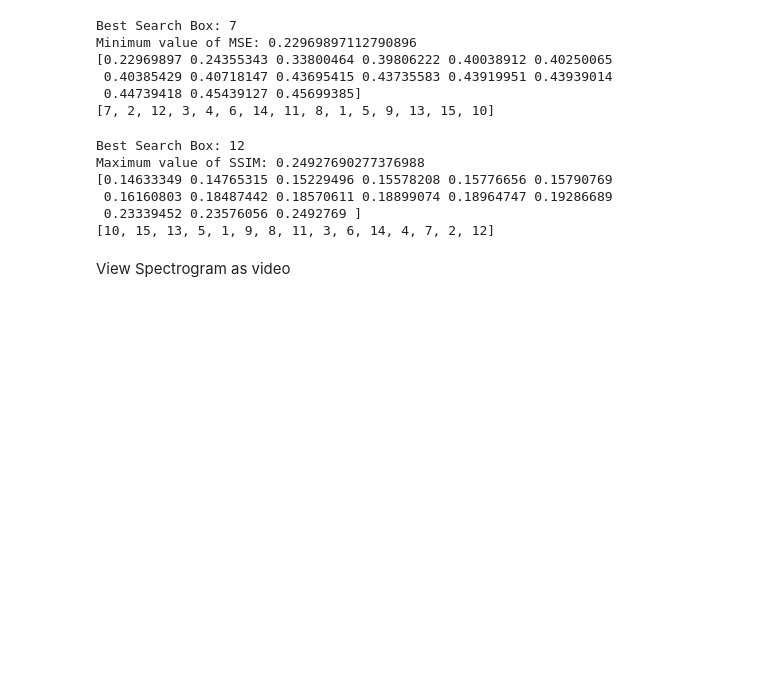
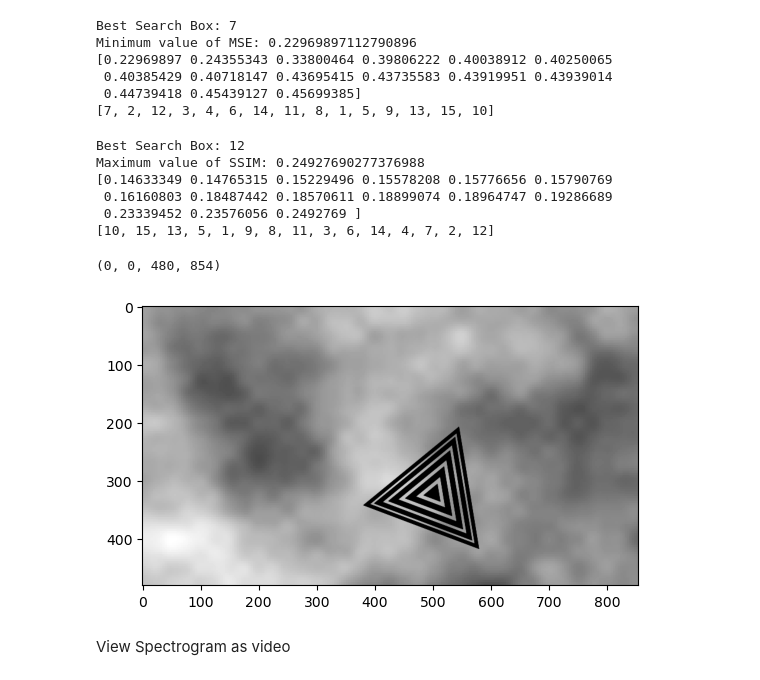
Before and after one commit to henryfriedman/Image_Processing_Project, a Jupyter notebook: post.ipynb, the cells around one changed output. Drawn from its saved outputs; the diff is of its cells as text; code cells hidden in the pictures; blank space fills up the shorter version.

```diff
--- a/post.ipynb
+++ b/post.ipynb
@@ -177,6 +189,14 @@ Maximum value of SSIM: 0.24927690277376988
  0.16160803 0.18487442 0.18570611 0.18899074 0.18964747 0.19286689
  0.23339452 0.23576056 0.2492769 ]
 [10, 15, 13, 5, 1, 9, 8, 11, 3, 6, 14, 4, 7, 2, 12]
+# %%
+bound = (0, 0, image3.shape[0], image3.shape[1])
+selected_part, selected_bounds = h.find_location_recursive(sticker, image3, bound)
+plt.imshow(selected_part, cmap="gray")
+print(selected_bounds)
+# %% [output]
+(0, 0, 480, 854)
+[figure, added]
 # %% [markdown]
 View Spectrogram as video
 # %%
```
Also changed, not shown: parts of 15 cells of this notebook, 5 other files.
